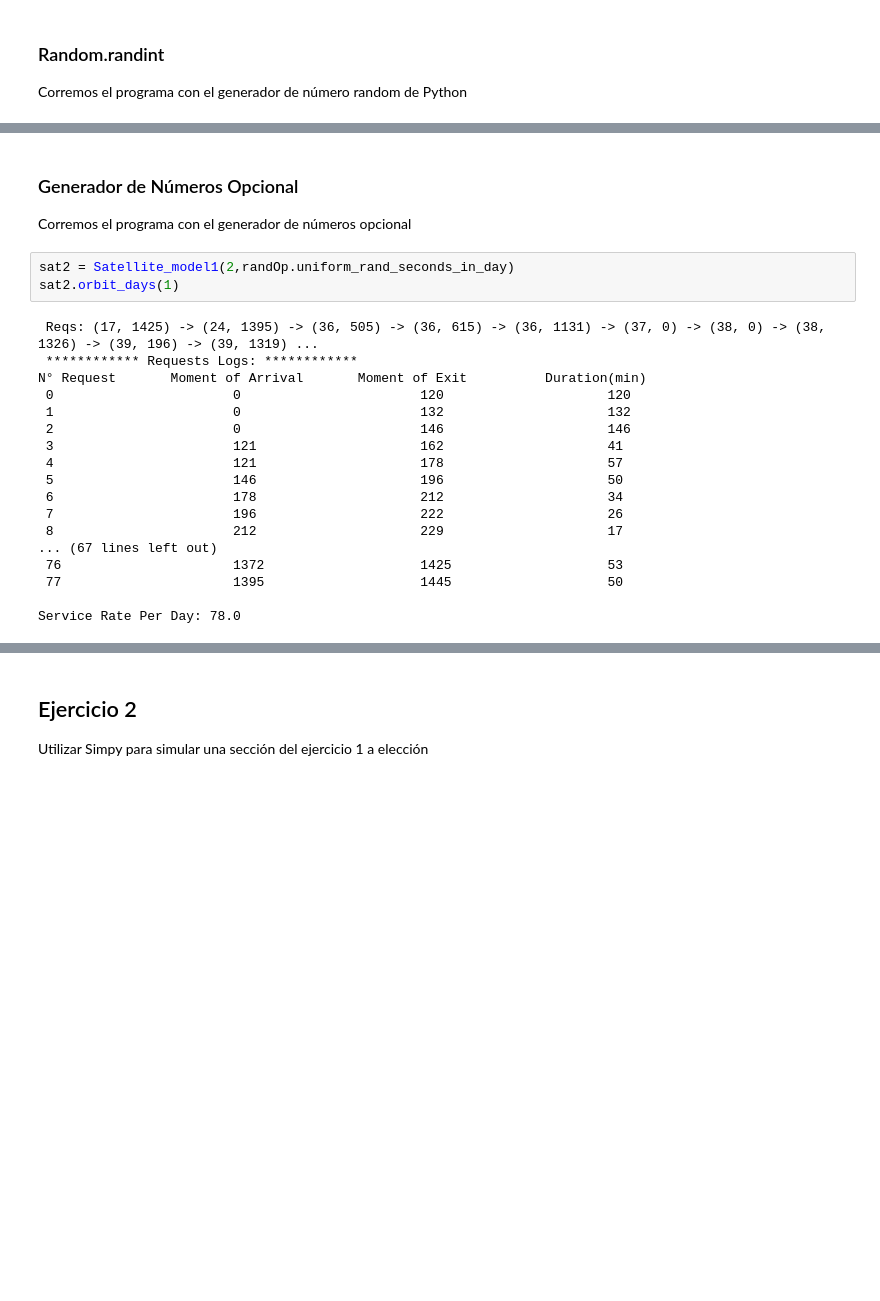
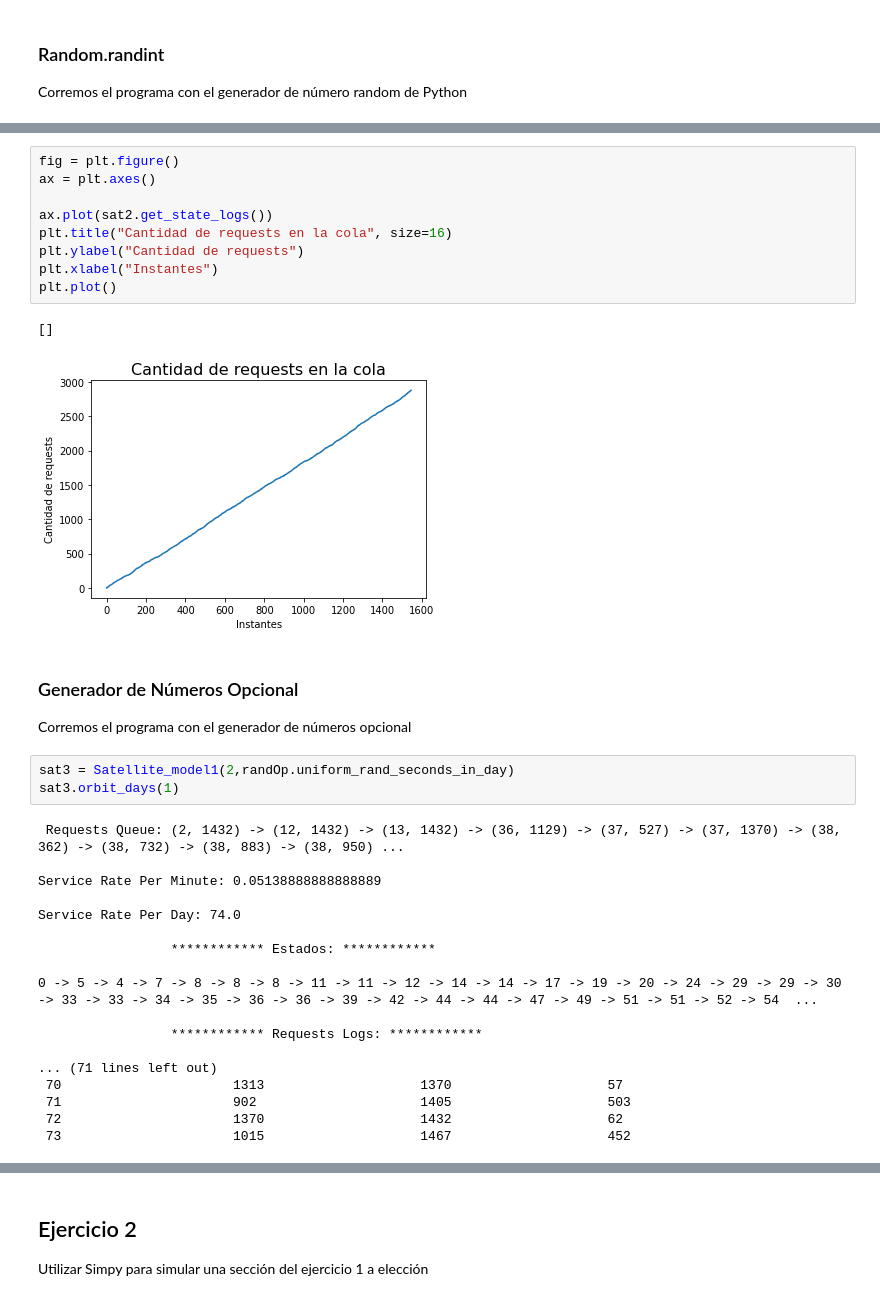
Before and after one commit to AldoRastrelli/Simulacion-FIUBA, a Jupyter notebook: TP2.ipynb, the cells around one changed output, grey strips where cells are left out. Cells and saved outputs as stored; diff of their text form; blank space fills up the shorter version.

Commit message:
Graficos del primer modelo

```diff
--- a/TP2.ipynb
+++ b/TP2.ipynb
@@ -286,24 +306,36 @@ Service Rate Per Day: 58.0
+# %%
+fig = plt.figure()
+ax = plt.axes()
+
+ax.plot(sat2.get_state_logs())
+plt.title("Cantidad de requests en la cola", size=16)
+plt.ylabel("Cantidad de requests")
+plt.xlabel("Instantes")
+plt.plot()
+# %% [output]
+[]
+[figure, added]
 # %% [markdown]
 ### Generador de Números Opcional
 Corremos el programa con el generador de números opcional
 # %%
-sat2 = Satellite_model1(2,randOp.uniform_rand_seconds_in_day)
-sat2.orbit_days(1)
+sat3 = Satellite_model1(2,randOp.uniform_rand_seconds_in_day)
+sat3.orbit_days(1)
 # %% [output]
- Reqs: (17, 1425) -> (24, 1395) -> (36, 505) -> (36, 615) -> (36, 1131) -> (37, 0) -> (38, 0) -> (38, 1326) -> (39, 196) -> (39, 1319) ...
- ************ Requests Logs: ************
-N° Request       Moment of Arrival       Moment of Exit          Duration(min)
- 0                       0                       120                     120
- 1                       0                       132                     132
- 2                       0                       146                     146
- 3                       121                     162                     41
- 4                       121                     178                     57
- 5                       146                     196                     50
- 6                       178                     212                     34
- 7                       196                     222                     26
- 8                       212                     229                     17
-... (67 lines left out)
- 76                      1372                    1425                    53
- 77                      1395                    1445                    50
+ Requests Queue: (2, 1432) -> (12, 1432) -> (13, 1432) -> (36, 1129) -> (37, 527) -> (37, 1370) -> (38, 362) -> (38, 732) -> (38, 883) -> (38, 950) ...
 
-Service Rate Per Day: 78.0
+Service Rate Per Minute: 0.05138888888888889
+
+Service Rate Per Day: 74.0
+
+                 ************ Estados: ************
+
+0 -> 5 -> 4 -> 7 -> 8 -> 8 -> 8 -> 11 -> 11 -> 12 -> 14 -> 14 -> 17 -> 19 -> 20 -> 24 -> 29 -> 29 -> 30 -> 33 -> 33 -> 34 -> 35 -> 36 -> 36 -> 39 -> 42 -> 44 -> 44 -> 47 -> 49 -> 51 -> 51 -> 52 -> 54  ...
+
+                 ************ Requests Logs: ************
+
+... (71 lines left out)
+ 70                      1313                    1370                    57
+ 71                      902                     1405                    503
+ 72                      1370                    1432                    62
+ 73                      1015                    1467                    452
```
Also changed, not shown: parts of 7 cells of this notebook.
